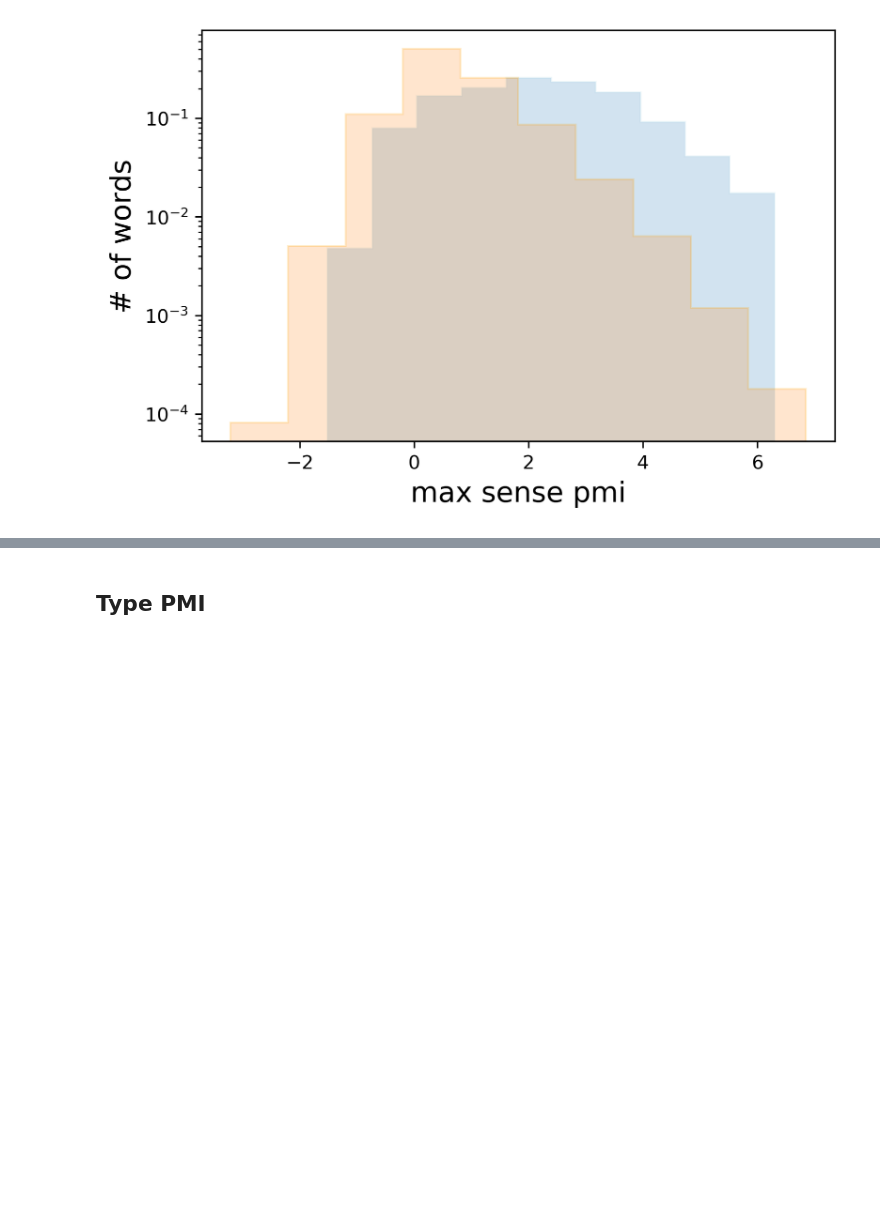
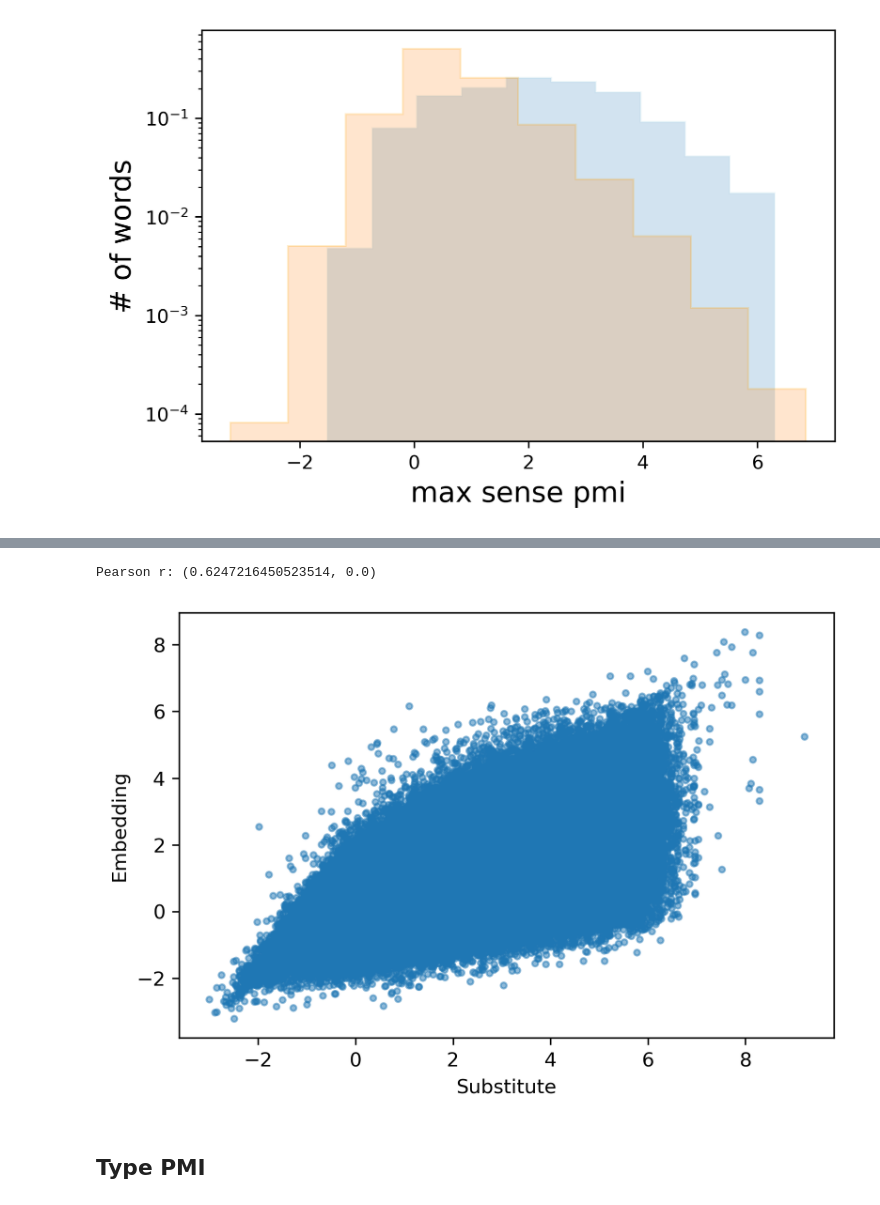
Before and after one commit to lucy3/ingroup_lang, a Jupyter notebook: code/senses.ipynb, the cells around one changed output, grey strips where cells are left out. Drawn from its saved outputs; the diff is of its cells as text; code cells hidden in the pictures; blank space fills up the shorter version.

```diff
--- a/code/senses.ipynb
+++ b/code/senses.ipynb
@@ -384,3 +426,22 @@ Text(0.5, 0, 'max sense pmi')
+# %%
+x = []
+y = []
+for filename in tqdm.tqdm(sorted(os.listdir(AG_SENSE_PMI_DIR))):
+    subreddit = filename.replace('.csv', '')
+    df1 = pd.read_csv(AG_SENSE_PMI_DIR + filename)
+    df2 = pd.read_csv(BASE_SENSE_PMI_DIR + filename)
+    assert(len(df1) == len(df2))
+    df3 = pd.merge(df1, df2, on='word')
+    x.extend(df3['max_pmi_x'].tolist())
+    y.extend(df3['max_pmi_y'].tolist())
+print("Pearson r:", pearsonr(x, y))
+plt.scatter(x, y, alpha=0.5, marker = '.')
+plt.xlabel("Substitute")
+plt.ylabel("Embedding")
+plt.show()
+# %% [output]
+Pearson r: (0.6247216450523514, 0.0)
+[figure, added]
 # %% [markdown]
 ## Type PMI
 # %%
```
Also changed, not shown: parts of 11 cells of this notebook, 2 other files.
